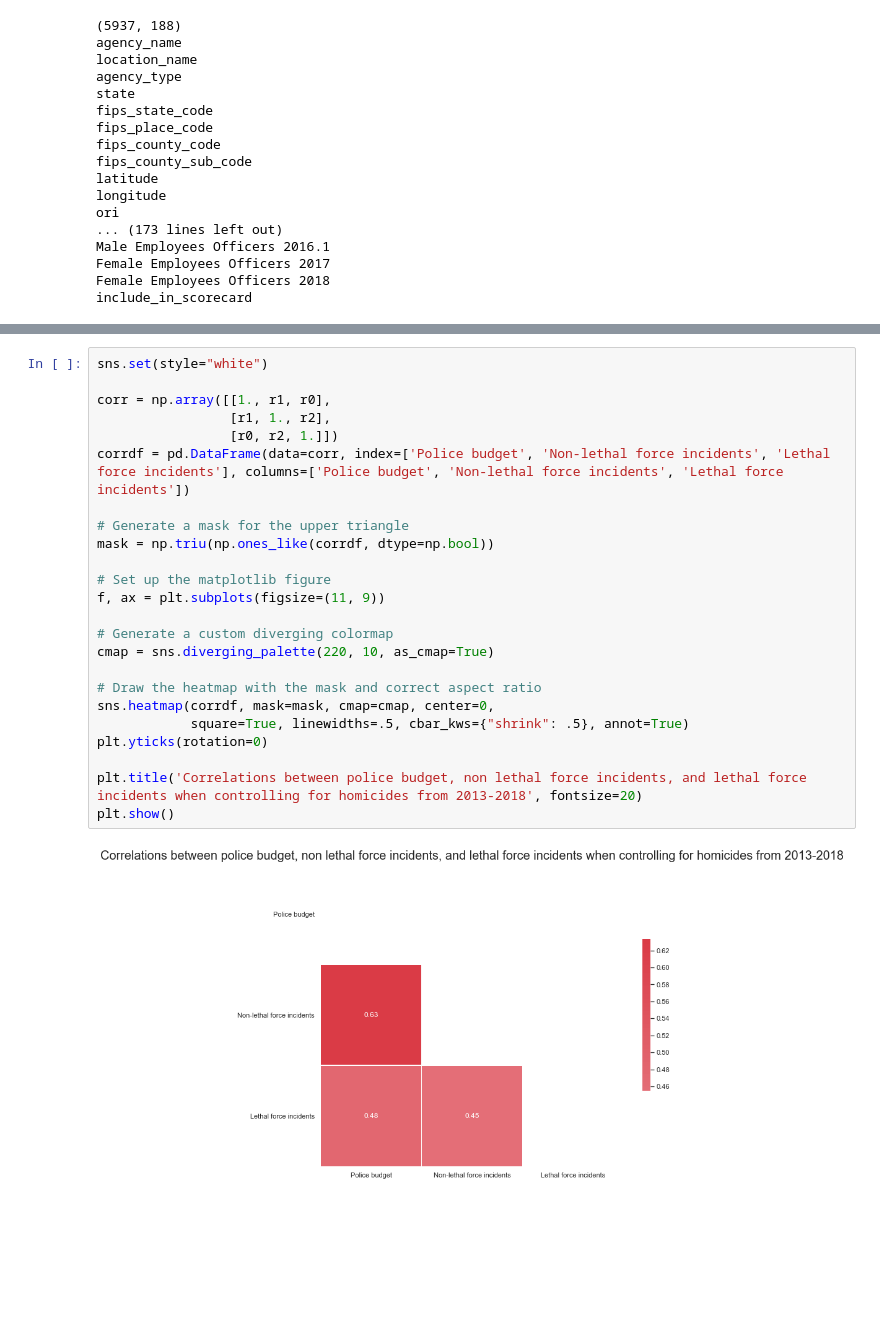
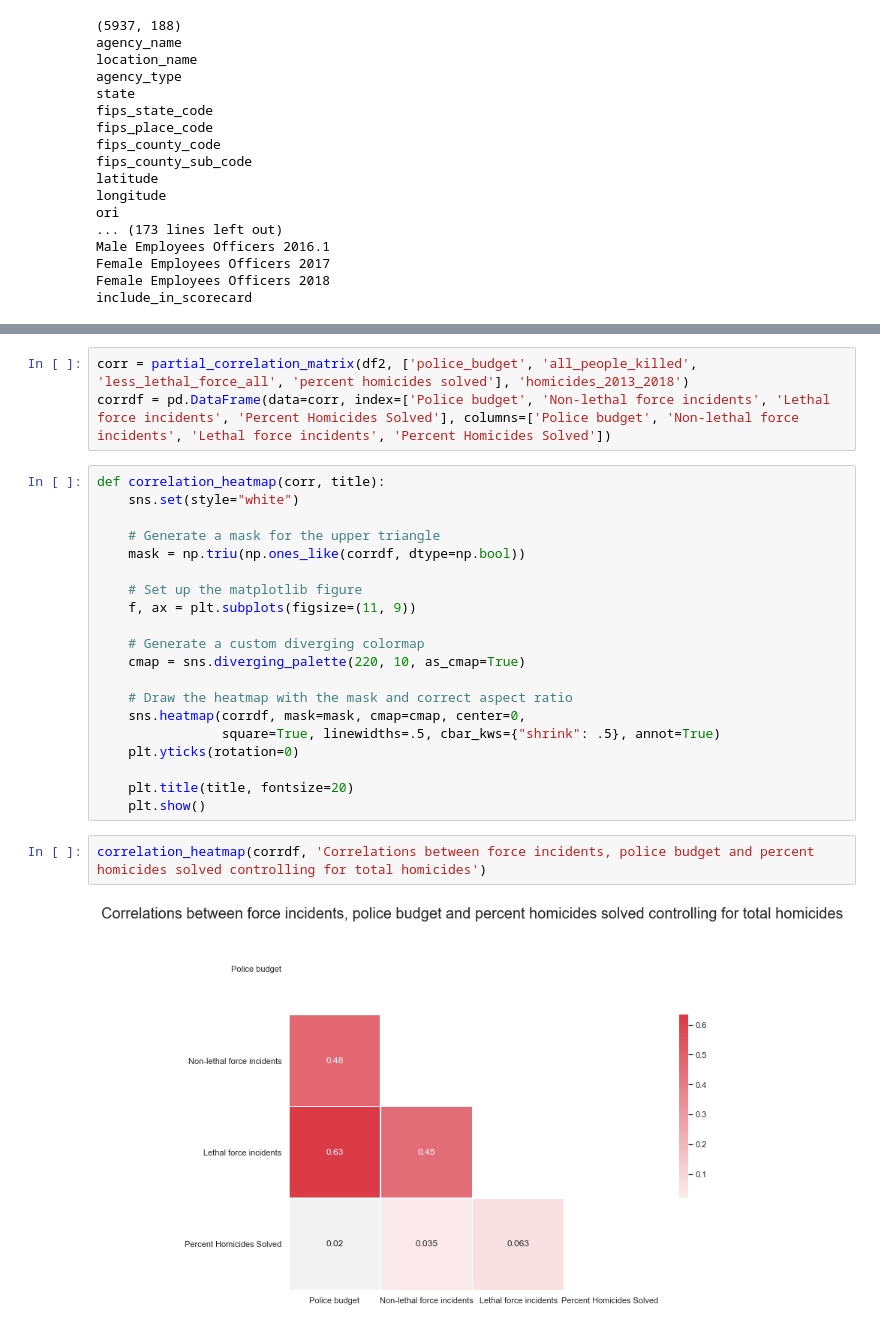
Before and after one commit to deq2/visualize_police_violence, a Jupyter notebook: visualize_police_violence.ipynb, the cells around one changed output, grey strips where cells are left out. Cells and saved outputs as stored; diff of their text form; blank space fills up the shorter version.

```diff
--- a/visualize_police_violence.ipynb
+++ b/visualize_police_violence.ipynb
@@ -78,26 +88,27 @@ r2 = float(pc2['r'])
+# %%
+corr = partial_correlation_matrix(df2, ['police_budget', 'all_people_killed', 'less_lethal_force_all', 'percent homicides solved'], 'homicides_2013_2018')
+corrdf = pd.DataFrame(data=corr, index=['Police budget', 'Non-lethal force incidents', 'Lethal force incidents', 'Percent Homicides Solved'], columns=['Police budget', 'Non-lethal force incidents', 'Lethal force incidents', 'Percent Homicides Solved'])
 # %%
-sns.set(style="white")
+def correlation_heatmap(corr, title):
+    sns.set(style="white")
 
-corr = np.array([[1., r1, r0],
-                 [r1, 1., r2],
-                 [r0, r2, 1.]])
-corrdf = pd.DataFrame(data=corr, index=['Police budget', 'Non-lethal force incidents', 'Lethal force incidents'], columns=['Police budget', 'Non-lethal force incidents', 'Lethal force incidents'])
+    # Generate a mask for the upper triangle
+    mask = np.triu(np.ones_like(corrdf, dtype=np.bool))
 
-# Generate a mask for the upper triangle
-mask = np.triu(np.ones_like(corrdf, dtype=np.bool))
+    # Set up the matplotlib figure
+    f, ax = plt.subplots(figsize=(11, 9))
 
-# Set up the matplotlib figure
-f, ax = plt.subplots(figsize=(11, 9))
+    # Generate a custom diverging colormap
+    cmap = sns.diverging_palette(220, 10, as_cmap=True)
 
-# Generate a custom diverging colormap
-cmap = sns.diverging_palette(220, 10, as_cmap=True)
+    # Draw the heatmap with the mask and correct aspect ratio
+    sns.heatmap(corrdf, mask=mask, cmap=cmap, center=0,
+                square=True, linewidths=.5, cbar_kws={"shrink": .5}, annot=True)
+    plt.yticks(rotation=0)
 
-# Draw the heatmap with the mask and correct aspect ratio
-sns.heatmap(corrdf, mask=mask, cmap=cmap, center=0,
-            square=True, linewidths=.5, cbar_kws={"shrink": .5}, annot=True)
-plt.yticks(rotation=0)
-
-plt.title('Correlations between police budget, non lethal force incidents, and lethal force incidents when controlling for homicides from 2013-2018', fontsize=20)
-plt.show()
+    plt.title(title, fontsize=20)
+    plt.show()
-# %% [output]
-[figure, removed]
+# %%
+correlation_heatmap(corrdf, 'Correlations between force incidents, police budget and percent homicides solved controlling for total homicides')
+# %% [output]
+[figure, added]
```
Also changed, not shown: parts of 6 cells of this notebook.
